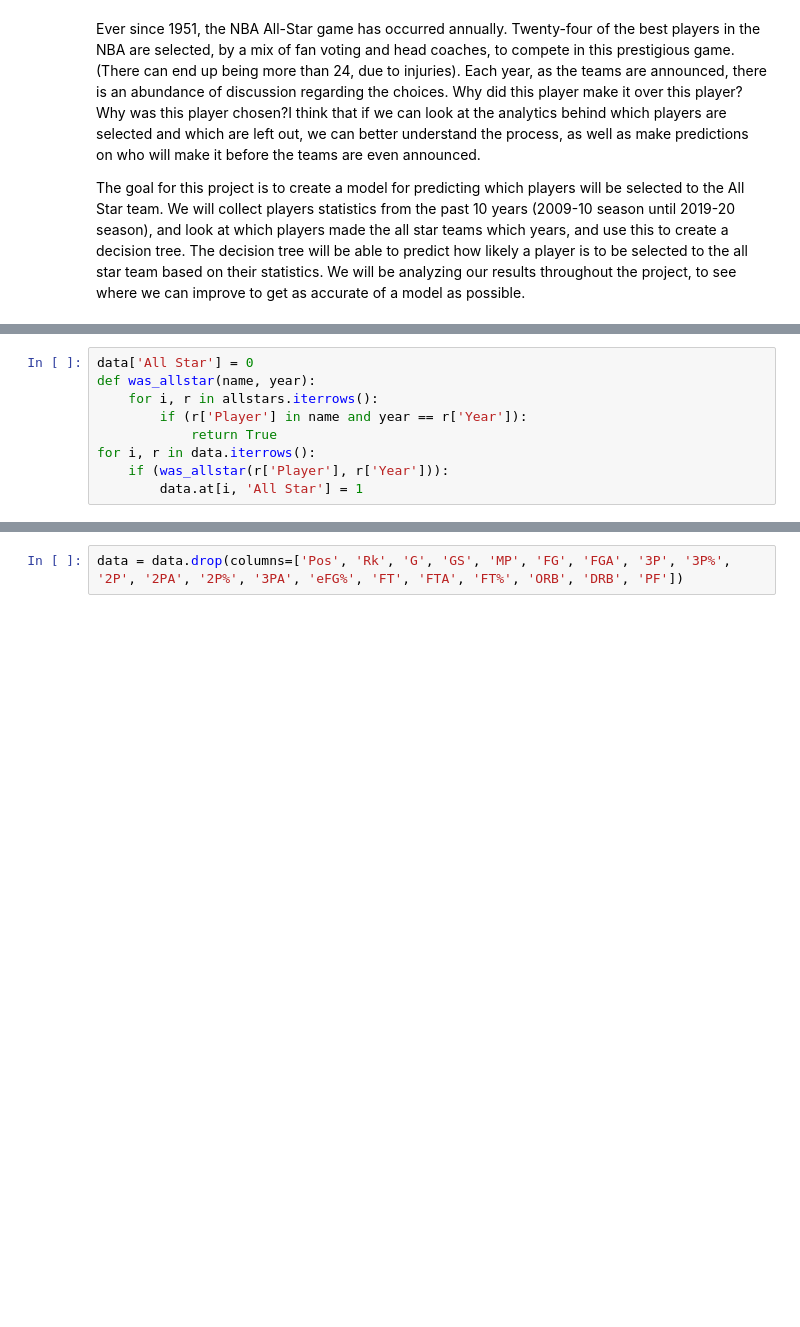
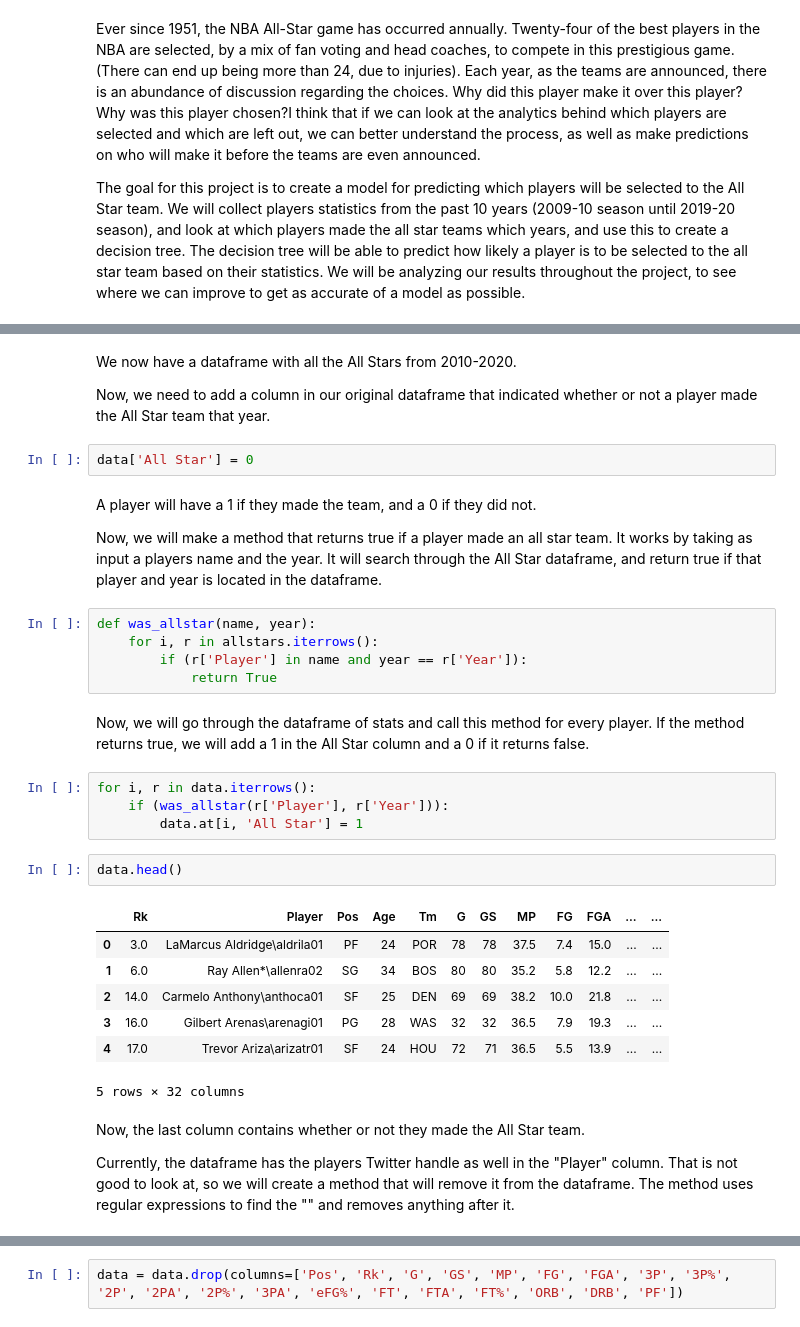
Before and after one commit to frankelsammy/frankelsammy.github.io, a Jupyter notebook: finalProject/FinalProject.ipynb, the cells around one changed output, grey strips where cells are left out. Saved outputs shown, nothing was run; the diff lists cells and outputs as text; blank space fills up the shorter version.

```diff
--- a/finalProject/FinalProject.ipynb
+++ b/finalProject/FinalProject.ipynb
@@ -128,10 +217,36 @@ allstars = pd.concat([allstars, allstars2])
+# %% [markdown]
+We now have a dataframe with all the All Stars from 2010-2020.
+
+Now, we need to add a column in our original dataframe that indicated whether or not a player made the All Star team that year.
+# %%
+data['All Star'] = 0
+# %% [markdown]
+A player will have a 1 if they made the team, and a 0 if they did not.
+
+Now, we will make a method that returns true if a player made an all star team. It works by taking as input a players name and the year. It will search through the All Star dataframe, and return true if that player and year is located in the dataframe.
 # %%
-data['All Star'] = 0
 def was_allstar(name, year):
     for i, r in allstars.iterrows():
         if (r['Player'] in name and year == r['Year']):
             return True
-for i, r in data.iterrows():
-    if (was_allstar(r['Player'], r['Year'])):
-        data.at[i, 'All Star'] = 1
+# %% [markdown]
+Now, we will go through the dataframe of stats and call this method for every player. If the method returns true, we will add a 1 in the All Star column and a 0 if it returns false.
+# %%
+for i, r in data.iterrows():
+    if (was_allstar(r['Player'], r['Year'])):
+        data.at[i, 'All Star'] = 1
+# %%
+data.head()
+# %% [output]
+|  | Rk | Player | Pos | Age | Tm | G | GS | MP | FG | FGA | ... | ... |
+| 0 | 3.0 | LaMarcus Aldridge\aldrila01 | PF | 24 | POR | 78 | 78 | 37.5 | 7.4 | 15.0 | ... | ... |
+| 1 | 6.0 | Ray Allen*\allenra02 | SG | 34 | BOS | 80 | 80 | 35.2 | 5.8 | 12.2 | ... | ... |
+| 2 | 14.0 | Carmelo Anthony\anthoca01 | SF | 25 | DEN | 69 | 69 | 38.2 | 10.0 | 21.8 | ... | ... |
+| 3 | 16.0 | Gilbert Arenas\arenagi01 | PG | 28 | WAS | 32 | 32 | 36.5 | 7.9 | 19.3 | ... | ... |
+| 4 | 17.0 | Trevor Ariza\arizatr01 | SF | 24 | HOU | 72 | 71 | 36.5 | 5.5 | 13.9 | ... | ... |
+5 rows × 32 columns
+# %% [markdown]
+Now, the last column contains whether or not they made the All Star team.
+
+Currently, the dataframe has the players Twitter handle as well in the "Player" column. That is not good to look at, so we will create a method that will remove it from the dataframe. The method uses regular expressions to find the "\" and removes anything after it.
 # %%
```
Also changed, not shown: parts of 61 cells of this notebook, 2 other files.
